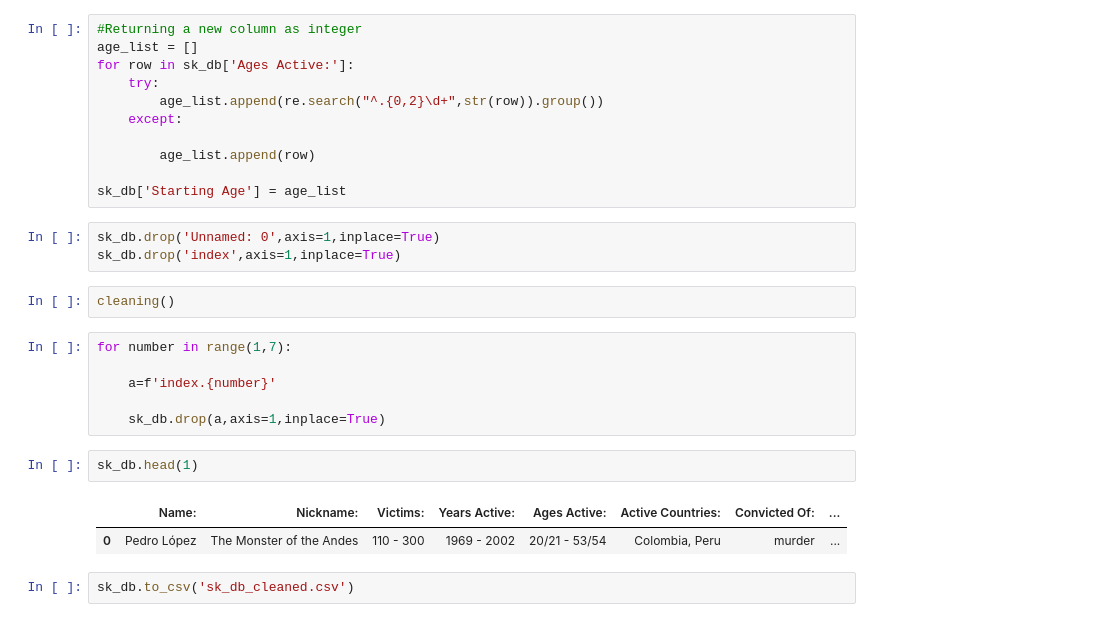
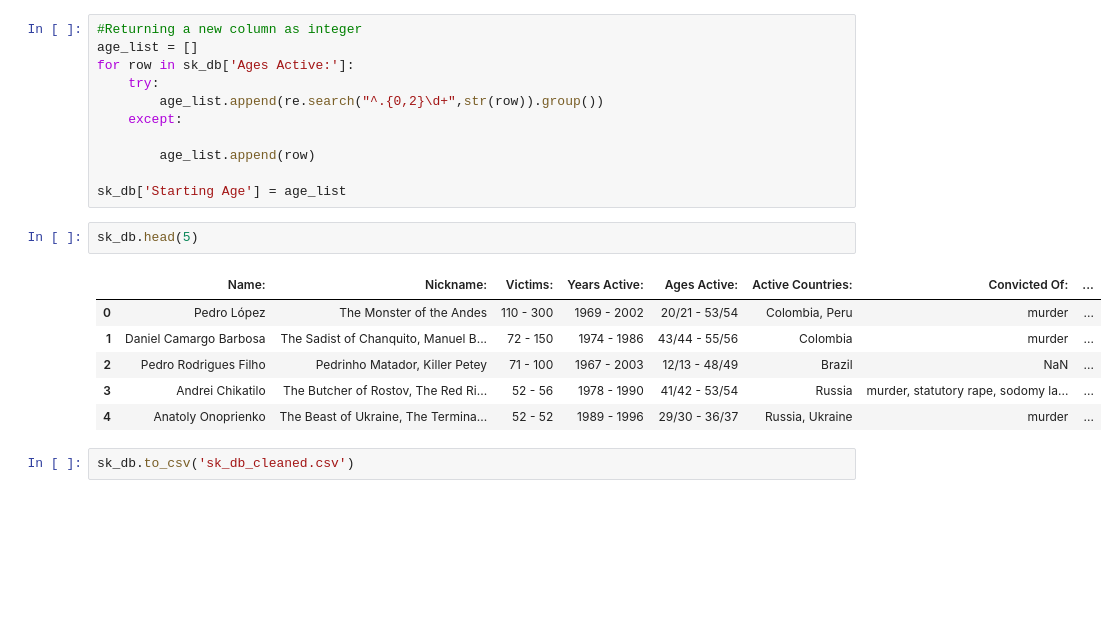
Before and after one commit to langulski/SerialKiller-WebScraping, a Jupyter notebook: Untitled.ipynb, the cells around one changed output. Cells and saved outputs as stored; diff of their text form; blank space fills up the shorter version.

```diff
--- a/Untitled.ipynb
+++ b/Untitled.ipynb
@@ -55,21 +55,14 @@ for row in sk_db['Ages Active:']:
         age_list.append(row)
 
 sk_db['Starting Age'] = age_list
-# %%
-sk_db.drop('Unnamed: 0',axis=1,inplace=True)
-sk_db.drop('index',axis=1,inplace=True)
-# %%
-cleaning()
-# %%
-for number in range(1,7):
-
-    a=f'index.{number}'
-
-    sk_db.drop(a,axis=1,inplace=True)
 # %%
-sk_db.head(1)
+sk_db.head(5)
 # %% [output]
 |  | Name: | Nickname: | Victims: | Years Active: | Ages Active: | Active Countries: | Convicted Of: | ... |
 | 0 | Pedro López | The Monster of the Andes | 110 - 300 | 1969 - 2002 | 20/21 - 53/54 | Colombia, Peru | murder | ... |
+| 1 | Daniel Camargo Barbosa | The Sadist of Chanquito, Manuel B... | 72 - 150 | 1974 - 1986 | 43/44 - 55/56 | Colombia | murder | ... |
+| 2 | Pedro Rodrigues Filho | Pedrinho Matador, Killer Petey | 71 - 100 | 1967 - 2003 | 12/13 - 48/49 | Brazil | NaN | ... |
+| 3 | Andrei Chikatilo | The Butcher of Rostov, The Red Ri... | 52 - 56 | 1978 - 1990 | 41/42 - 53/54 | Russia | murder, statutory rape, sodomy la... | ... |
+| 4 | Anatoly Onoprienko | The Beast of Ukraine, The Termina... | 52 - 52 | 1989 - 1996 | 29/30 - 36/37 | Russia, Ukraine | murder | ... |
 # %%
 sk_db.to_csv('sk_db_cleaned.csv')
```
Also changed, not shown: 2 other files.
